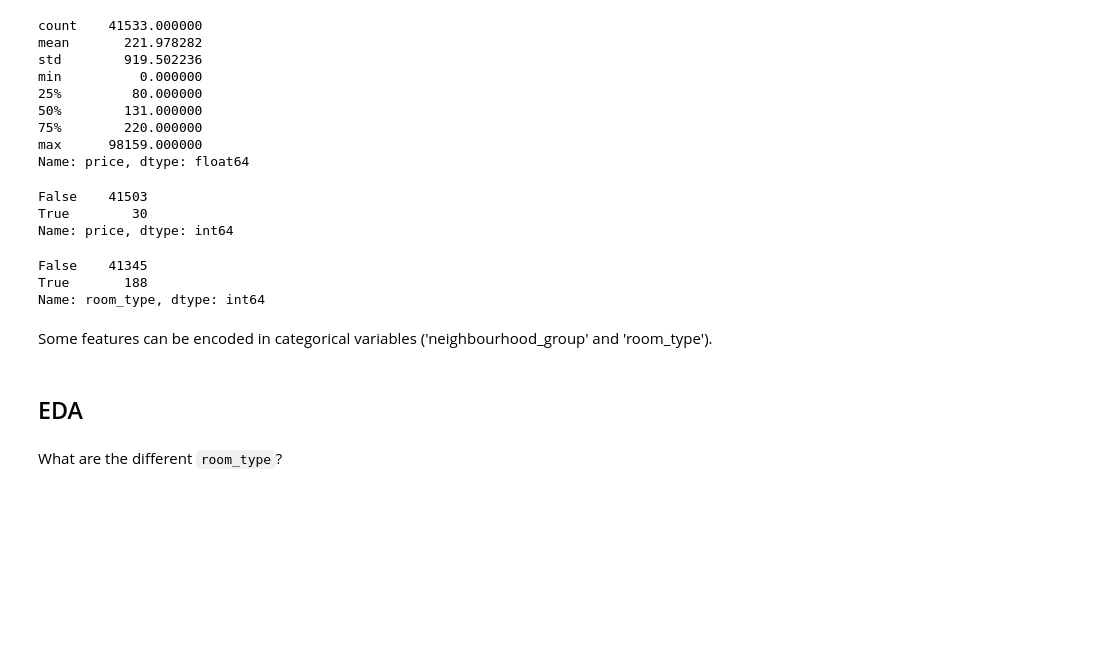
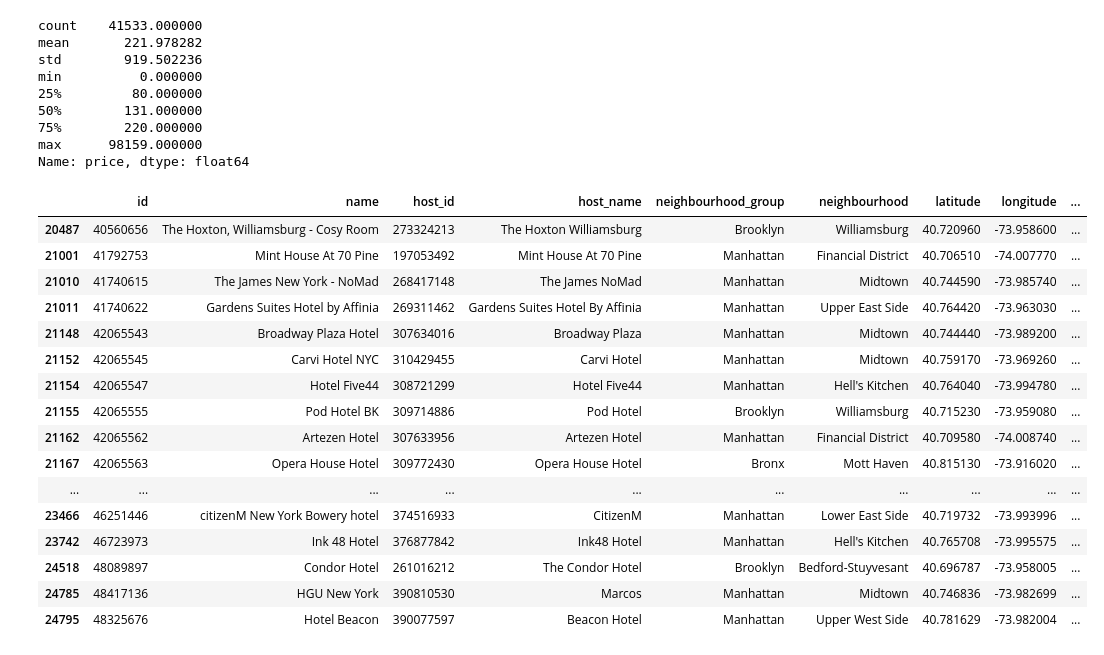
Before and after one commit to n-altawam/Sprinboard, a Jupyter notebook: Capstone 2/data_wrangling.ipynb, the cells around one changed output. Drawn from its saved outputs; the diff is of its cells as text; code cells hidden in the pictures; blank space fills up the shorter version.

```diff
--- a/Capstone 2/data_wrangling.ipynb
+++ b/Capstone 2/data_wrangling.ipynb
@@ -120,6 +123,8 @@ dtype: int64
 The licence information that is missing has no effect on the project so it can be dropped.
 
 There are 13 entries under the `name` field that are missing, as well as 9393 entries related to reviews. Lets insepct these to see whats missing.
+# %%
+df = df.drop('license', axis=1)
 # %%
 df[df.name.isna()]
 # %% [output]
@@ -155,14 +160,22 @@ max      98159.000000
 Name: price, dtype: float64
 # %%
 # The minimum value indicates there are listings for $0.
-(df.price==0).value_counts()
+df[df.price == 0]
 # %% [output]
-False    41503
-True        30
-Name: price, dtype: int64
+|  | id | name | host_id | host_name | neighbourhood_group | neighbourhood | latitude | longitude | ... |
+| 20487 | 40560656 | The Hoxton, Williamsburg - Cosy Room | 273324213 | The Hoxton Williamsburg | Brooklyn | Williamsburg | 40.720960 | -73.958600 | ... |
+| 21001 | 41792753 | Mint House At 70 Pine | 197053492 | Mint House At 70 Pine | Manhattan | Financial District | 40.706510 | -74.007770 | ... |
+| 21010 | 41740615 | The James New York - NoMad | 268417148 | The James NoMad | Manhattan | Midtown | 40.744590 | -73.985740 | ... |
+| 21011 | 41740622 | Gardens Suites Hotel by Affinia | 269311462 | Gardens Suites Hotel By Affinia | Manhattan | Upper East Side | 40.764420 | -73.963030 | ... |
+| 21148 | 42065543 | Broadway Plaza Hotel | 307634016 | Broadway Plaza | Manhattan | Midtown | 40.744440 | -73.989200 | ... |
+| 21152 | 42065545 | Carvi Hotel NYC | 310429455 | Carvi Hotel | Manhattan | Midtown | 40.759170 | -73.969260 | ... |
+| 21154 | 42065547 | Hotel Five44 | 308721299 | Hotel Five44 | Manhattan | Hell's Kitchen | 40.764040 | -73.994780 | ... |
+| 21155 | 42065555 | Pod Hotel BK | 309714886 | Pod Hotel | Brooklyn | Williamsburg | 40.715230 | -73.959080 | ... |
+| 21162 | 42065562 | Artezen Hotel | 307633956 | Artezen Hotel | Manhattan | Financial District | 40.709580 | -74.008740 | ... |
+| 21167 | 42065563 | Opera House Hotel | 309772430 | Opera House Hotel | Bronx | Mott Haven | 40.815130 | -73.916020 | ... |
+| ... | ... | ... | ... | ... | ... | ... | ... | ... | ... |
+| 23466 | 46251446 | citizenM New York Bowery hotel | 374516933 | CitizenM | Manhattan | Lower East Side | 40.719732 | -73.993996 | ... |
+| 23742 | 46723973 | Ink 48 Hotel | 376877842 | Ink48 Hotel | Manhattan | Hell's Kitchen | 40.765708 | -73.995575 | ... |
+| 24518 | 48089897 | Condor Hotel | 261016212 | The Condor Hotel | Brooklyn | Bedford-Stuyvesant | 40.696787 | -73.958005 | ... |
+| 24785 | 48417136 | HGU New York | 390810530 | Marcos | Manhattan | Midtown | 40.746836 | -73.982699 | ... |
+| 24795 | 48325676 | Hotel Beacon | 390077597 | Beacon Hotel | Manhattan | Upper West Side | 40.781629 | -73.982004 | ... |
-# %%
-(df.room_type == 'Hotel room').value_counts()
-# %% [output]
-False    41345
-True       188
-Name: room_type, dtype: int64
@@ -171,6 +181,0 @@ reviews = df.loc[:, ['id', 'last_review', 'reviews_per_month']].set_index('id')
-# %% [markdown]
-Some features can be encoded in categorical variables ('neighbourhood_group' and 'room_type').
-# %% [markdown]
-## EDA
-# %% [markdown]
-What are the different `room_type`?
```
Also changed, not shown: parts of 12 cells of this notebook.
